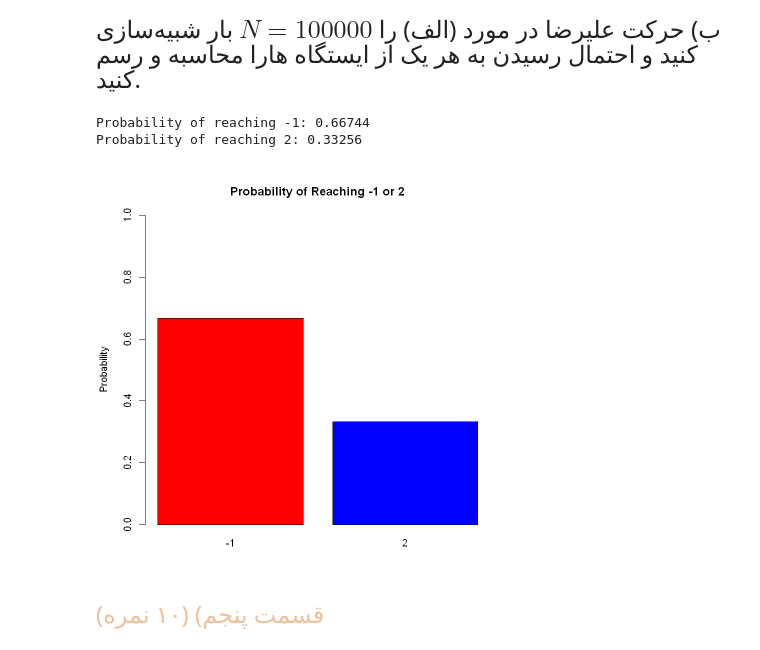
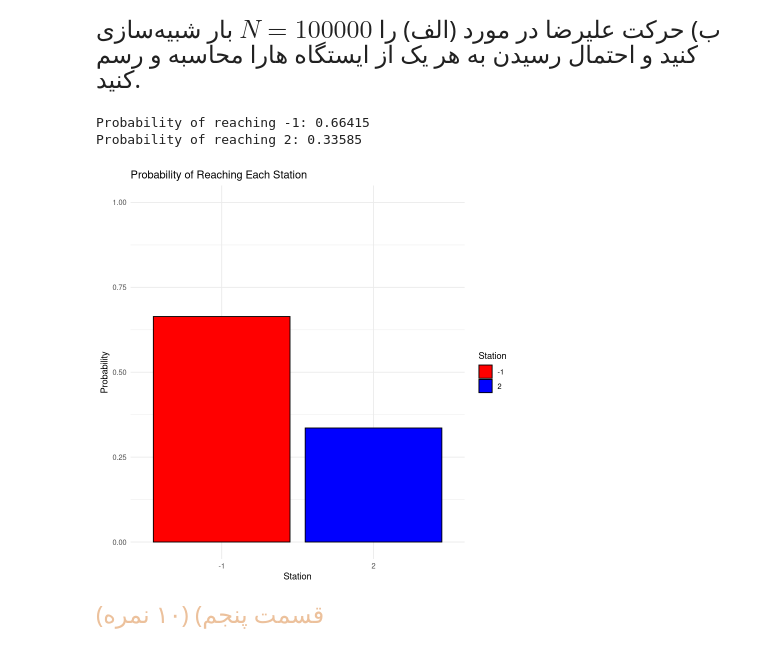
Before and after one commit to semim19/ProbabilityPractical, a Jupyter notebook: EPS___Fall_2024___Practical_Assignment_1___Q2.ipynb, the cells around one changed output. Saved outputs shown, nothing was run; the diff lists cells and outputs as text; code cells hidden in the pictures.

```diff
--- a/EPS___Fall_2024___Practical_Assignment_1___Q2.ipynb
+++ b/EPS___Fall_2024___Practical_Assignment_1___Q2.ipynb
@@ -152,6 +170,16 @@ $X_i$ ها متغیر های تصادفی مستقل و هم توزیع هستن
 </font>
 </div>
 # %%
-# todo
+simulations <- 10000
+n_steps <- 80
+thresholds <- c(300, 400, 440, 450, 500)
+
+
+total_distances <- replicate(simulations, sum(sample(1:10, n_steps, replace = TRUE)))
+
+probabilities <- sapply(thresholds, function(threshold) mean(total_distances >= threshold))
+
+cat("Thresholds:", paste(thresholds, collapse = " "), "\n")
+cat("Probabilities:", paste(probabilities, collapse = " "), "\n")
 # %% [output]
 Thresholds: 300 400 440 450 500
@@ -322,11 +482,40 @@ $\frac{1}{2}$ یک ایستگاه به عقب می‌رود و به محض ای
 </font>
 </div>
 # %%
-#todo
+N <- 100000
+n_steps <- 1000
+results <- numeric(N)
+
+for (i in 1:N) {
+  position <- 0
+  for (j in 1:n_steps) {
+    move <- sample(c(-1, 1), 1, prob = c(0.5, 0.5))
+    position <- position + move
+    if (position == 2 || position == -1) {
+      results[i] <- position
+      break
+    }
+  }
+}
+
+probabilities <- table(results) / N
+
+cat("Probability of reaching -1:", probabilities["-1"], "\n")
+cat("Probability of reaching 2:", probabilities["2"], "\n")
+
+library(ggplot2)
+prob_df <- data.frame(Station = as.factor(names(probabilities)), Probability = as.numeric(probabilities))
+
+ggplot(prob_df, aes(x = Station, y = Probability, fill = Station)) +
+  geom_bar(stat = "identity", color = "black") +
+  labs(title = "Probability of Reaching Each Station", x = "Station", y = "Probability") +
+  theme_minimal() +
+  scale_fill_manual(values = c("-1" = "red", "2" = "blue")) +
+  scale_y_continuous(limits = c(0, 1))
 # %% [output]
-Probability of reaching -1: 0.66744
-Probability of reaching 2: 0.33256
+Probability of reaching -1: 0.66415
+Probability of reaching 2: 0.33585
-[figure, old version]
+[figure, new version]
 # %% [markdown]
 <div dir = "rtl" style="direction:rtl;line-height:200%;">
 	<font face="XB Zar" color=#ECC19C size=5>
```
Also changed, not shown: parts of 11 cells of this notebook.
